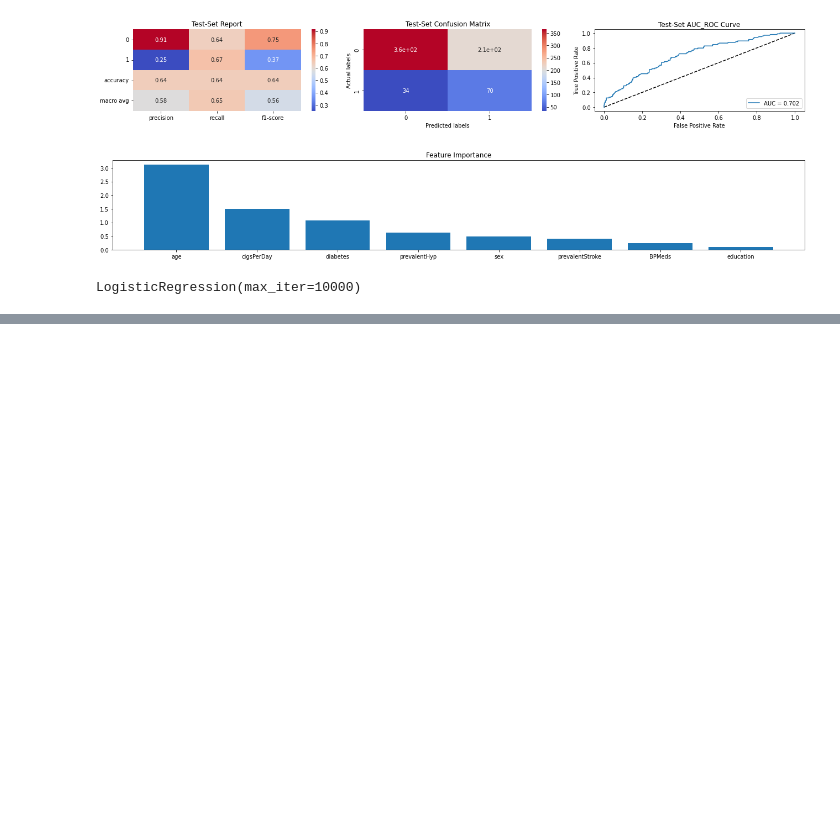
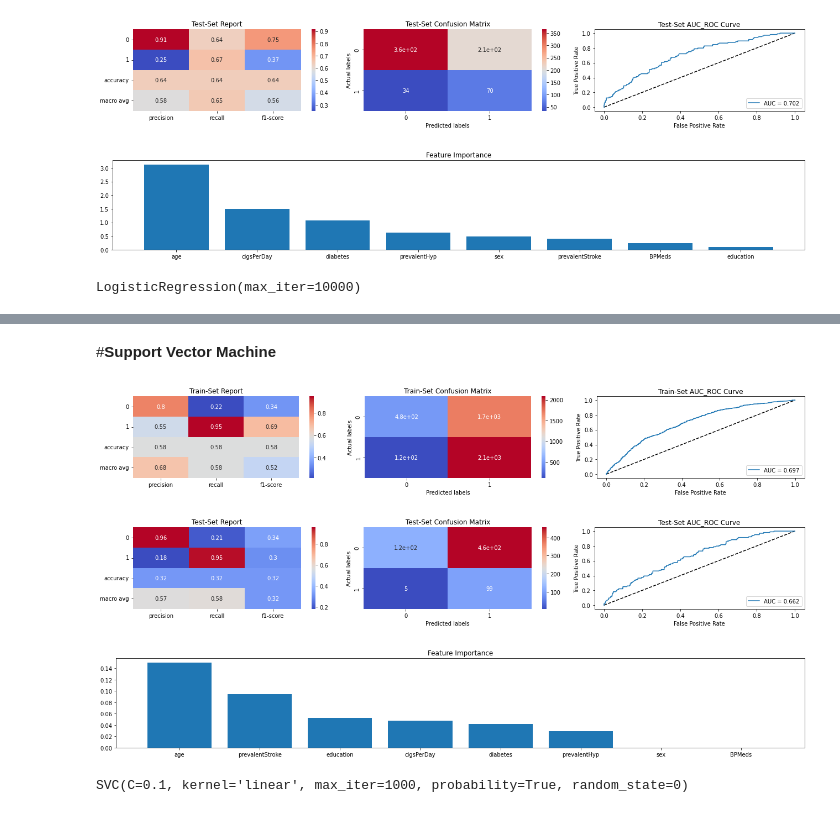
Before and after one commit to sksamima5/Cardiovascular-Risk-Prediction, a Jupyter notebook: Cardiovascular_Risk_Prediction_.ipynb, the cells around one changed output, grey strips where cells are left out. Drawn from its saved outputs; the diff is of its cells as text; code cells hidden in the pictures; blank space fills up the shorter version.

```diff
--- a/Cardiovascular_Risk_Prediction_.ipynb
+++ b/Cardiovascular_Risk_Prediction_.ipynb
@@ -987,0 +927,22 @@ LogisticRegression(max_iter=10000)
+# %% [markdown]
+#**Support Vector Machine**
+# %%
+#SVM algorithm
+clf = SVC(random_state= 0, probability=True)
+
+#Hyperparameter Grid
+grid = {'kernel': ["linear","rbf","poly","sigmoid"],
+        'C': [0.1, 1, 10, 100],
+        'max_iter' : [1000]}
+
+# GridSearch to find the best parameters
+svc = GridSearchCV(clf, param_grid = grid, scoring = scoring, cv=5)
+svc.fit(X_smote, y_smote)
+
+# Analysing the model with best set of parametes
+analyse_model(svc.best_estimator_, X_smote, X_test, y_smote, y_test)
+# %% [output]
+[figure, added]
+[figure, added]
+[figure, added]
+SVC(C=0.1, kernel='linear', max_iter=1000, probability=True, random_state=0)
```
Also changed, not shown: parts of 7 cells of this notebook.
